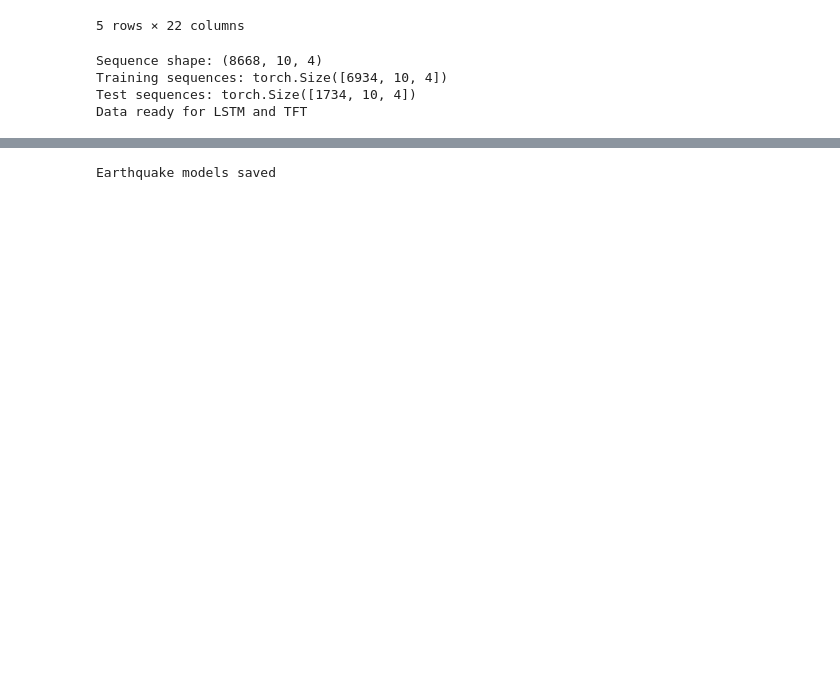
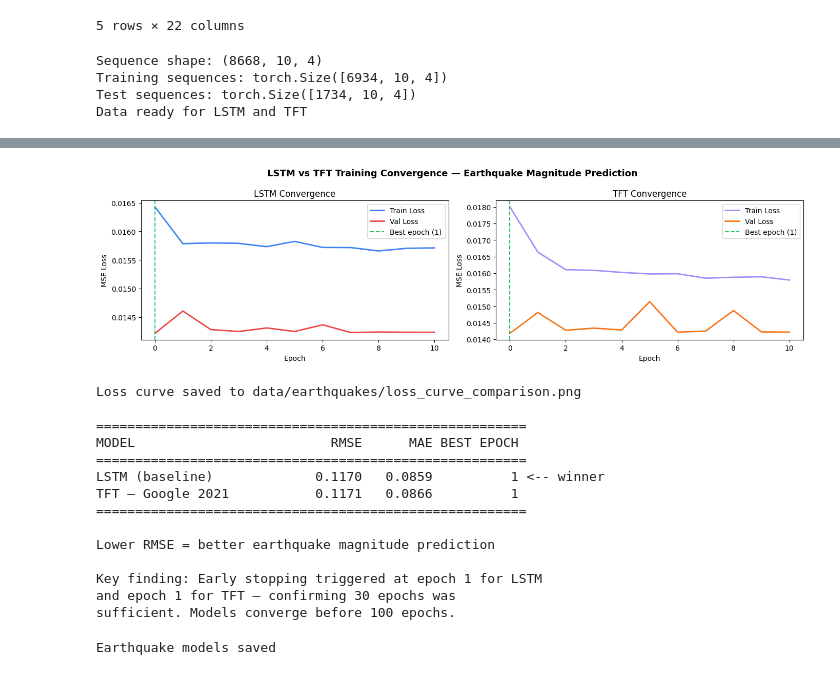
Before and after one commit to IndrayaniBhosale/terraalert, a Jupyter notebook: notebooks/06_earthquake_models.ipynb, the cells around one changed output, grey strips where cells are left out. Drawn from its saved outputs; the diff is of its cells as text; code cells hidden in the pictures; blank space fills up the shorter version.

```diff
--- a/notebooks/06_earthquake_models.ipynb
+++ b/notebooks/06_earthquake_models.ipynb
@@ -233,3 +298,67 @@ Metric: lower RMSE = better earthquake magnitude prediction
+# %%
+# Combined loss curve — LSTM vs TFT
+fig, (ax1, ax2) = plt.subplots(1, 2, figsize=(14, 4))
+
+# LSTM
+ax1.plot(lstm_train_losses, label='Train Loss', color='#3b82f6', linewidth=2)
+ax1.plot(lstm_val_losses, label='Val Loss', color='#ef4444', linewidth=2)
+ax1.axvline(x=best_epoch-1, color='#22c55e', linestyle='--',
+            label=f'Best epoch ({best_epoch})', linewidth=1.5)
+ax1.set_title('LSTM Convergence')
+ax1.set_xlabel('Epoch')
+ax1.set_ylabel('MSE Loss')
+ax1.legend()
+
+# TFT
+ax2.plot(tft_train_losses, label='Train Loss', color='#a78bfa', linewidth=2)
+ax2.plot(tft_val_losses, label='Val Loss', color='#f97316', linewidth=2)
+ax2.axvline(x=best_epoch_tft-1, color='#22c55e', linestyle='--',
+            label=f'Best epoch ({best_epoch_tft})', linewidth=1.5)
+ax2.set_title('TFT Convergence')
+ax2.set_xlabel('Epoch')
+ax2.set_ylabel('MSE Loss')
+ax2.legend()
+
+plt.suptitle('LSTM vs TFT Training Convergence — Earthquake Magnitude Prediction',
+             fontsize=13, fontweight='bold')
+plt.tight_layout()
+plt.savefig('../data/earthquakes/loss_curve_comparison.png', dpi=150)
+plt.show()
+print('Loss curve saved to data/earthquakes/loss_curve_comparison.png')
+
+# Final comparison table
+print('\n' + '='*55)
+print(f'{"MODEL":<25} {"RMSE":>8} {"MAE":>8} {"BEST EPOCH":>10}')
+print('='*55)
+all_models = {
+    'LSTM (baseline)':   (lstm_rmse, lstm_mae, best_epoch),
+    'TFT — Google 2021': (tft_rmse, tft_mae, best_epoch_tft),
+}
+winner = min(all_models, key=lambda x: all_models[x][0])
+for model, (rmse, mae, ep) in all_models.items():
+    marker = ' <-- winner' if model == winner else ''
+    print(f'{model:<25} {rmse:>8.4f} {mae:>8.4f} {ep:>10}{marker}')
+print('='*55)
+print('\nLower RMSE = better earthquake magnitude prediction')
+print(f'\nKey finding: Early stopping triggered at epoch {best_epoch} for LSTM')
+print(f'and epoch {best_epoch_tft} for TFT — confirming 30 epochs was')
+print(f'sufficient. Models converge before 100 epochs.')
+# %% [output]
+[figure, added]
+Loss curve saved to data/earthquakes/loss_curve_comparison.png
+
+=======================================================
+MODEL                         RMSE      MAE BEST EPOCH
+=======================================================
+LSTM (baseline)             0.1170   0.0859          1 <-- winner
+TFT — Google 2021           0.1171   0.0866          1
+=======================================================
+
+Lower RMSE = better earthquake magnitude prediction
+
+Key finding: Early stopping triggered at epoch 1 for LSTM
+and epoch 1 for TFT — confirming 30 epochs was
+sufficient. Models converge before 100 epochs.
 # %%
 # Save earthquake models from this notebook
 import joblib
```
Also changed, not shown: parts of 3 cells of this notebook.
